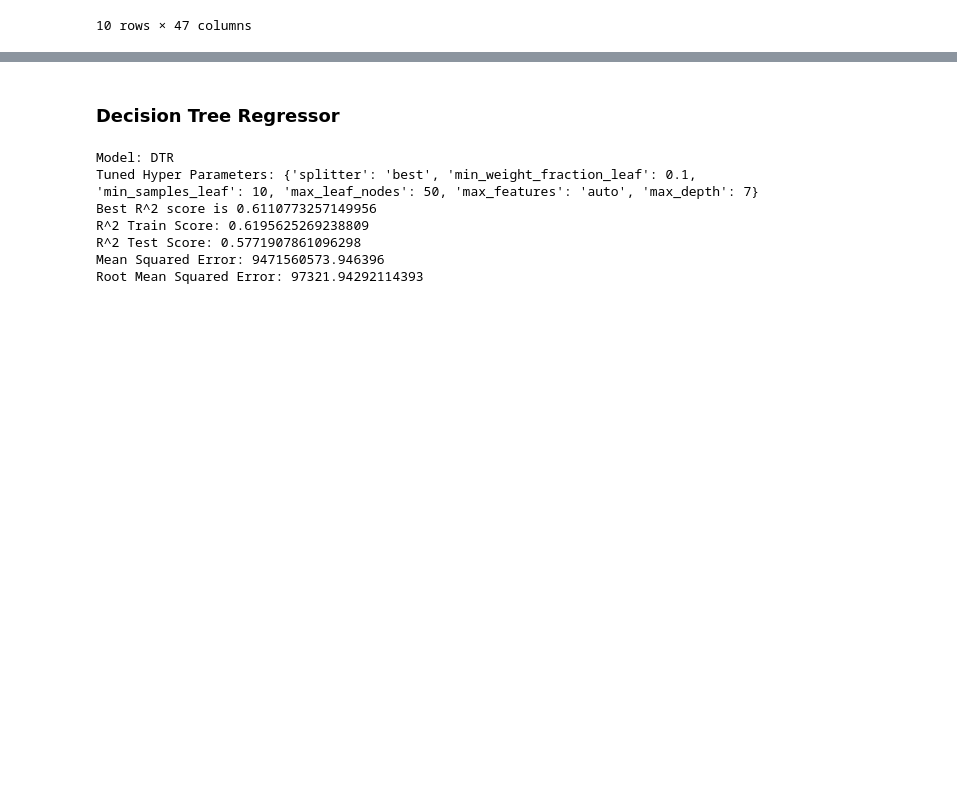
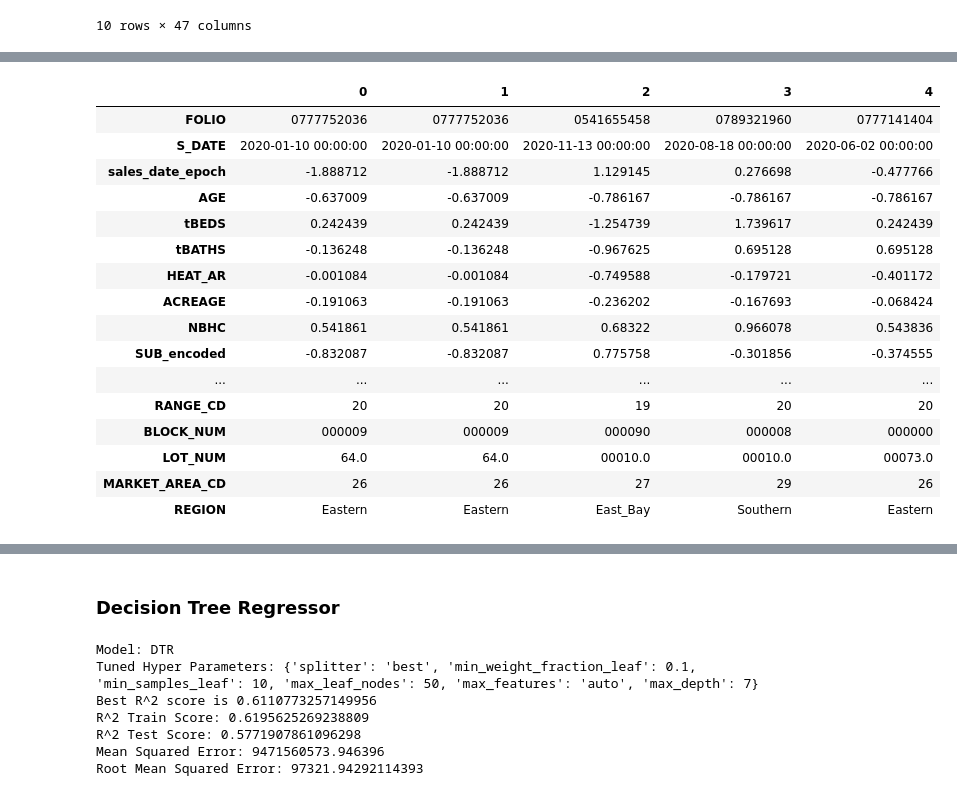
Before and after one commit to mkars01/real-estate-invest-recommender, a Jupyter notebook: notebooks/05_Modeling.ipynb, the cells around one changed output, grey strips where cells are left out. Cells and saved outputs as stored; diff of their text form; code cells hidden in the pictures; blank space fills up the shorter version.

```diff
--- a/notebooks/05_Modeling.ipynb
+++ b/notebooks/05_Modeling.ipynb
@@ -269 +269,21 @@ plt.show()
+# %%
+df_results.head().T
+# %% [output]
+|  | 0 | 1 | 2 | 3 | 4 |
+| FOLIO | 0777752036 | 0777752036 | 0541655458 | 0789321960 | 0777141404 |
+| S_DATE | 2020-01-10 00:00:00 | 2020-01-10 00:00:00 | 2020-11-13 00:00:00 | 2020-08-18 00:00:00 | 2020-06-02 00:00:00 |
+| sales_date_epoch | -1.888712 | -1.888712 | 1.129145 | 0.276698 | -0.477766 |
+| AGE | -0.637009 | -0.637009 | -0.786167 | -0.786167 | -0.786167 |
+| tBEDS | 0.242439 | 0.242439 | -1.254739 | 1.739617 | 0.242439 |
+| tBATHS | -0.136248 | -0.136248 | -0.967625 | 0.695128 | 0.695128 |
+| HEAT_AR | -0.001084 | -0.001084 | -0.749588 | -0.179721 | -0.401172 |
+| ACREAGE | -0.191063 | -0.191063 | -0.236202 | -0.167693 | -0.068424 |
+| NBHC | 0.541861 | 0.541861 | 0.68322 | 0.966078 | 0.543836 |
+| SUB_encoded | -0.832087 | -0.832087 | 0.775758 | -0.301856 | -0.374555 |
+| ... | ... | ... | ... | ... | ... |
+| RANGE_CD | 20 | 20 | 19 | 20 | 20 |
+| BLOCK_NUM | 000009 | 000009 | 000090 | 000008 | 000000 |
+| LOT_NUM | 64.0 | 64.0 | 00010.0 | 00010.0 | 00073.0 |
+| MARKET_AREA_CD | 26 | 26 | 27 | 29 | 26 |
+| REGION | Eastern | Eastern | East_Bay | Southern | Eastern |
 # %%
```
Also changed, not shown: parts of 37 cells of this notebook, 1 other file.
